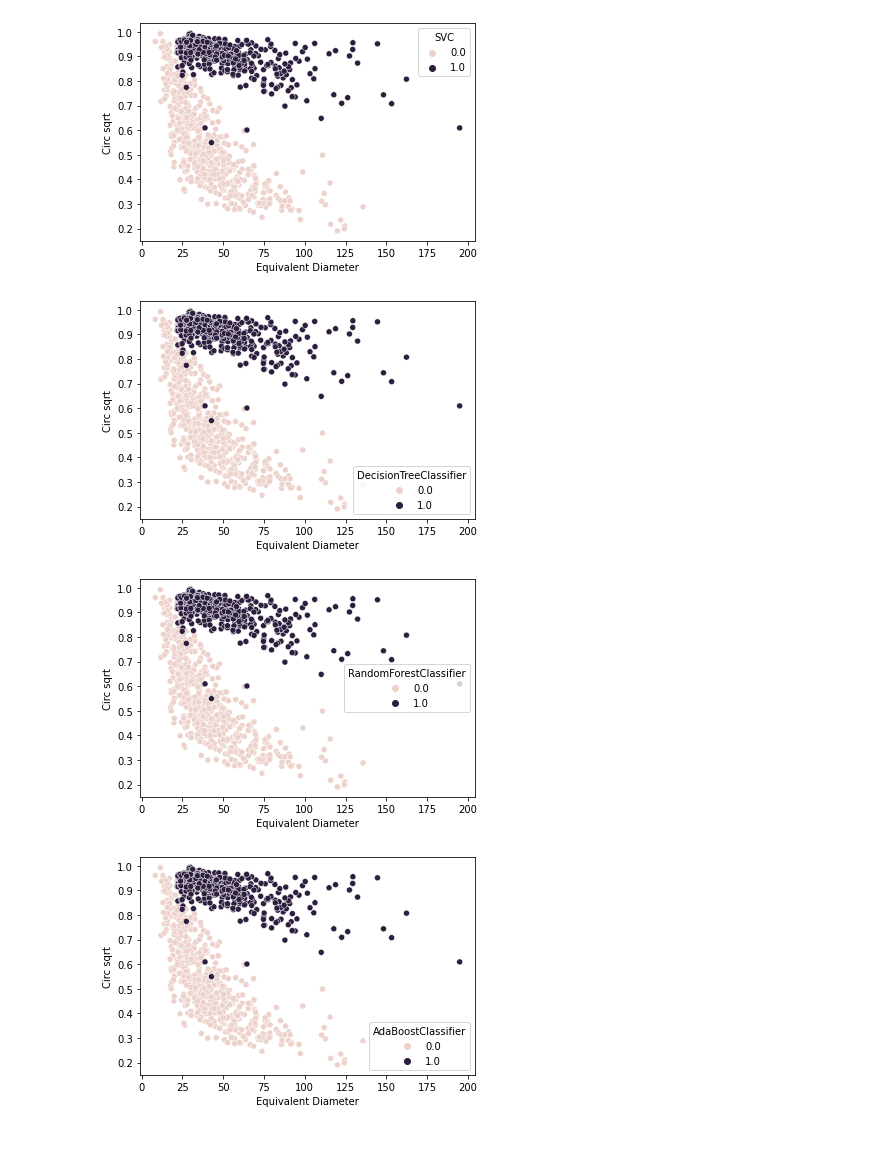
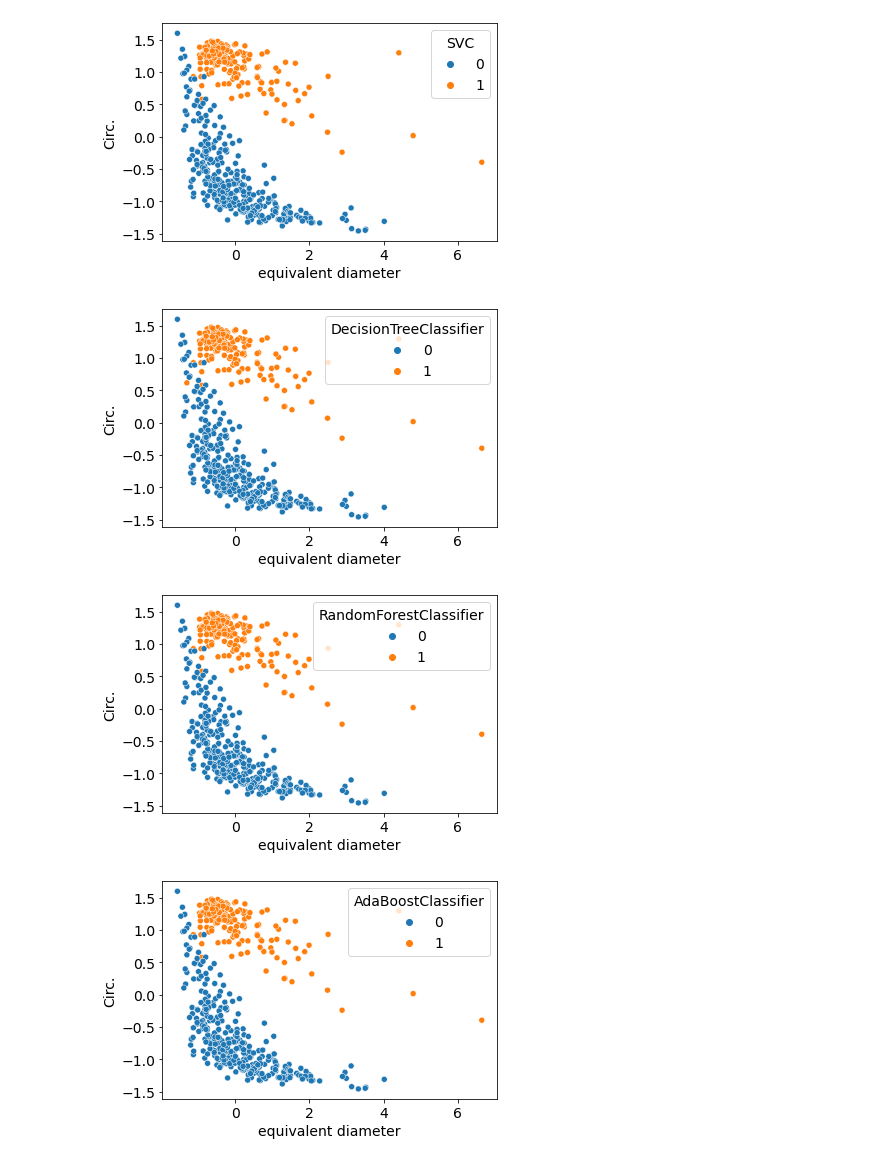
Before and after one commit to kozz84/particle_analysis, a Jupyter notebook: Size_distribution_100Hz_SpectralClustering.ipynb, the cells around one changed output. Cells and saved outputs as stored; diff of their text form; code cells hidden in the pictures.

```diff
--- a/Size_distribution_100Hz_SpectralClustering.ipynb
+++ b/Size_distribution_100Hz_SpectralClustering.ipynb
@@ -138,7 +206,7 @@ models = {'KNeighborsClassifier':KNeighborsClassifier(),
           'DecisionTreeClassifier':DecisionTreeClassifier(),
           'RandomForestClassifier':RandomForestClassifier(),
           'AdaBoostClassifier':AdaBoostClassifier(),
-          'GaussianNB':GaussianNB()
+          'GaussianNB':GaussianNB(),
          }
 # %%
 from sklearn.model_selection import train_test_split
@@ -181,0 +236,8 @@ results
+# %%
+for name,model in cluster_models.items():
+    model.fit(X,y)
+    y_pred = model.labels_
+    results[name] = y_pred
+    score.append([name,accuracy_score(y,y_pred)])
+score = pd.DataFrame(score, columns=['model name', 'Accuracy'])
+score.sort_values('Accuracy',ascending=False)
@@ -182,3 +248,5 @@ results
+# %%
+results['SpectralClustering'] = labels['y_pred']
 # %%
 len(results.columns)
 # %% [output]
@@ -186,5 +254,7 @@ len(results.columns)
+# %%
+X = pd.concat([X,labels],axis=1)
 # %%
 for columns in results.columns:
-    sns.scatterplot(data=df_kcluster, y='Circ sqrt',x='Equivalent Diameter', hue=results[columns])
+    sns.scatterplot(data=X, y='Circ.',x='equivalent diameter', hue=results[columns])
     plt.show()
 # %% [output]
@@ -193,4 +263,4 @@ for columns in results.columns:
-[figure, old version]
+[figure, new version]
-[figure, old version]
+[figure, new version]
-[figure, old version]
+[figure, new version]
-[figure, old version]
+[figure, new version]
```
Also changed, not shown: parts of 28 cells of this notebook.
